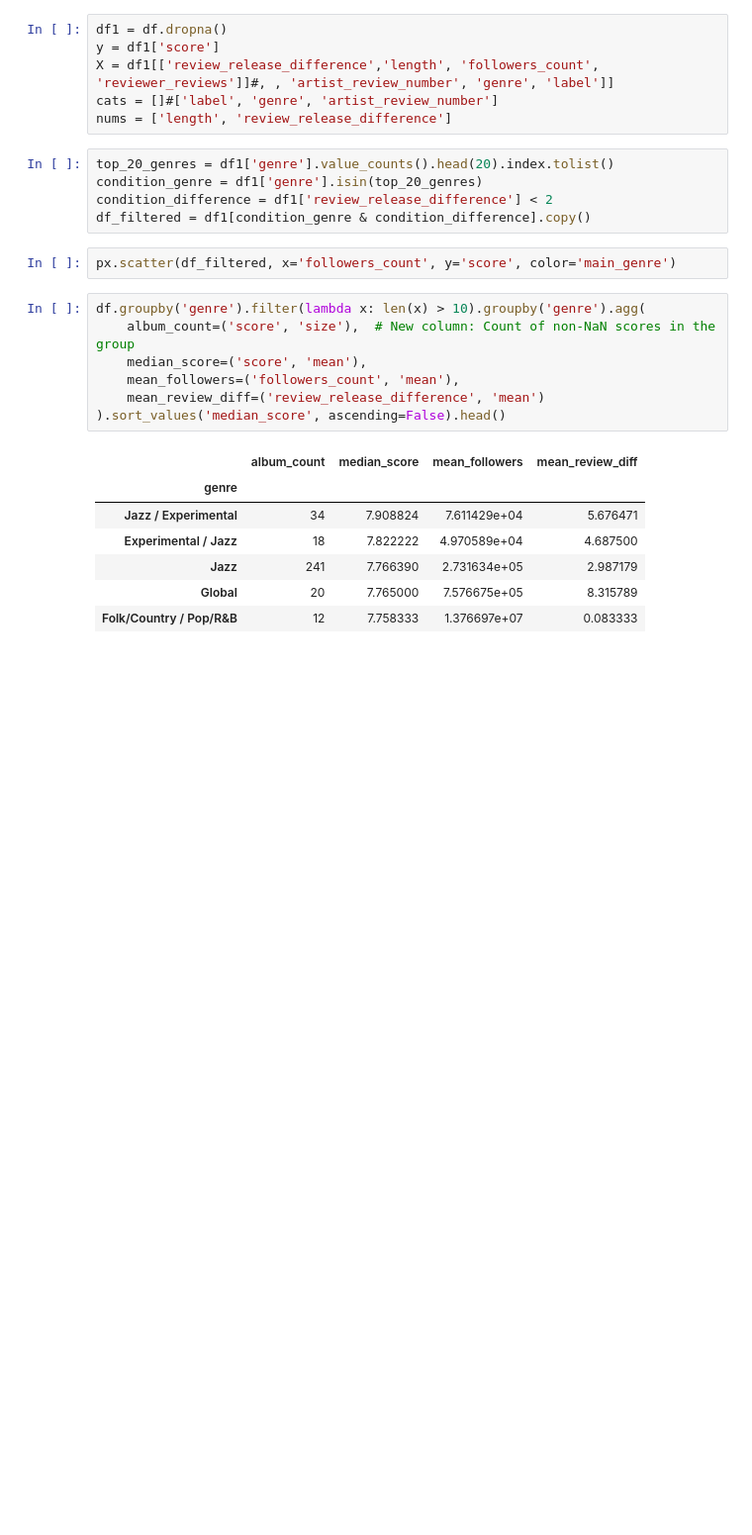
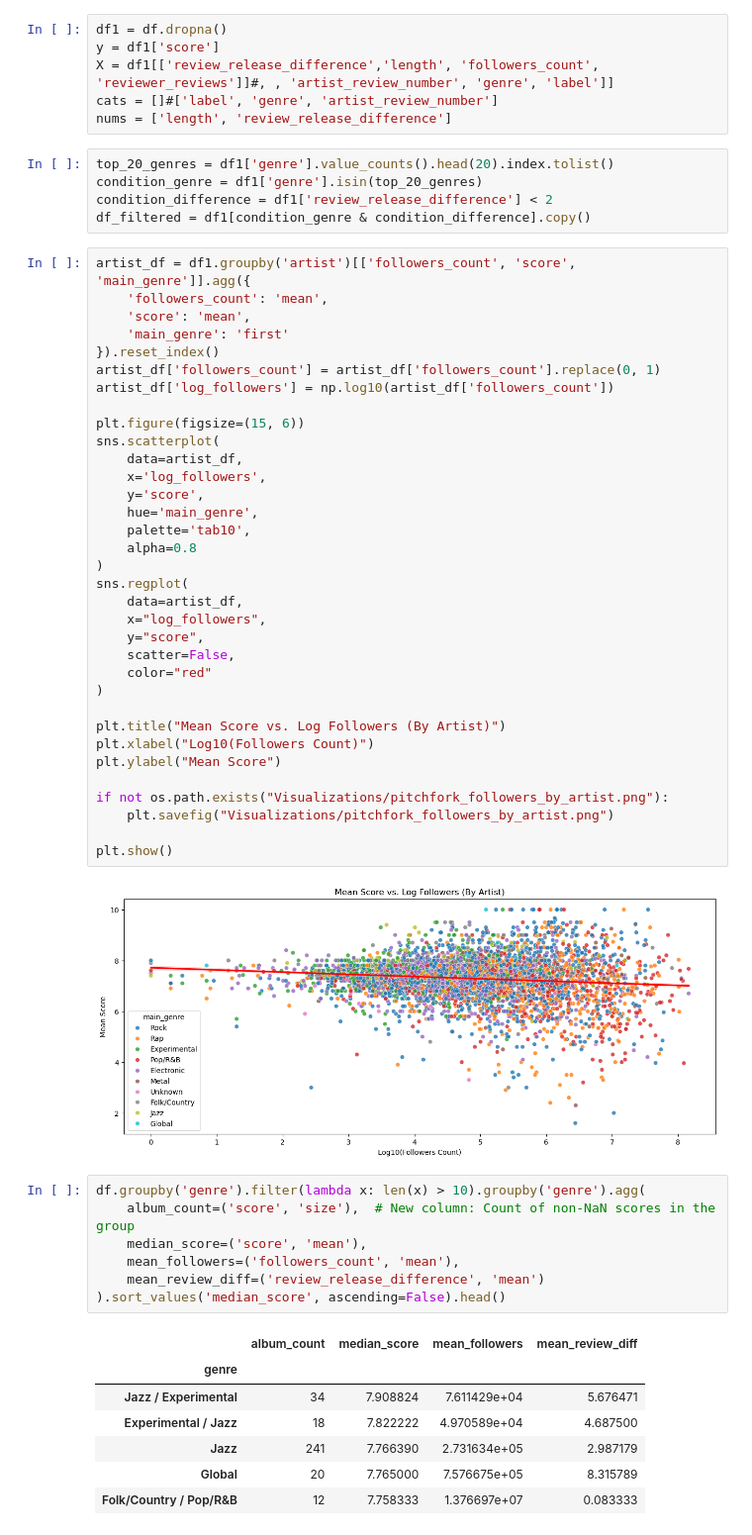
Before and after one commit to skunitzlevy/ds6021-pitchfork, a Jupyter notebook: Finn_analysis.ipynb, the cells around one changed output. Shown at 99% size. Drawn from its saved outputs; the diff is of its cells as text; blank space fills up the shorter version.

```diff
--- a/Finn_analysis.ipynb
+++ b/Finn_analysis.ipynb
@@ -56,7 +57,41 @@ condition_genre = df1['genre'].isin(top_20_genres)
 condition_difference = df1['review_release_difference'] < 2
 df_filtered = df1[condition_genre & condition_difference].copy()
 # %%
-px.scatter(df_filtered, x='followers_count', y='score', color='main_genre')
+artist_df = df1.groupby('artist')[['followers_count', 'score', 'main_genre']].agg({
+    'followers_count': 'mean',
+    'score': 'mean',
+    'main_genre': 'first'
+}).reset_index()
+artist_df['followers_count'] = artist_df['followers_count'].replace(0, 1)
+artist_df['log_followers'] = np.log10(artist_df['followers_count'])
+
+plt.figure(figsize=(15, 6))
+sns.scatterplot(
+    data=artist_df,
+    x='log_followers',
+    y='score',
+    hue='main_genre',
+    palette='tab10',
+    alpha=0.8
+)
+sns.regplot(
+    data=artist_df,
+    x="log_followers",
+    y="score",
+    scatter=False,
+    color="red"
+)
+
+plt.title("Mean Score vs. Log Followers (By Artist)")
+plt.xlabel("Log10(Followers Count)")
+plt.ylabel("Mean Score")
+
+if not os.path.exists("Visualizations/pitchfork_followers_by_artist.png"):
+    plt.savefig("Visualizations/pitchfork_followers_by_artist.png")
+
+plt.show()
+# %% [output]
+[figure, added]
 # %%
 df.groupby('genre').filter(lambda x: len(x) > 10).groupby('genre').agg(
     album_count=('score', 'size'),  # New column: Count of non-NaN scores in the group
```
Also changed, not shown: parts of 6 cells of this notebook, 4 other files.
